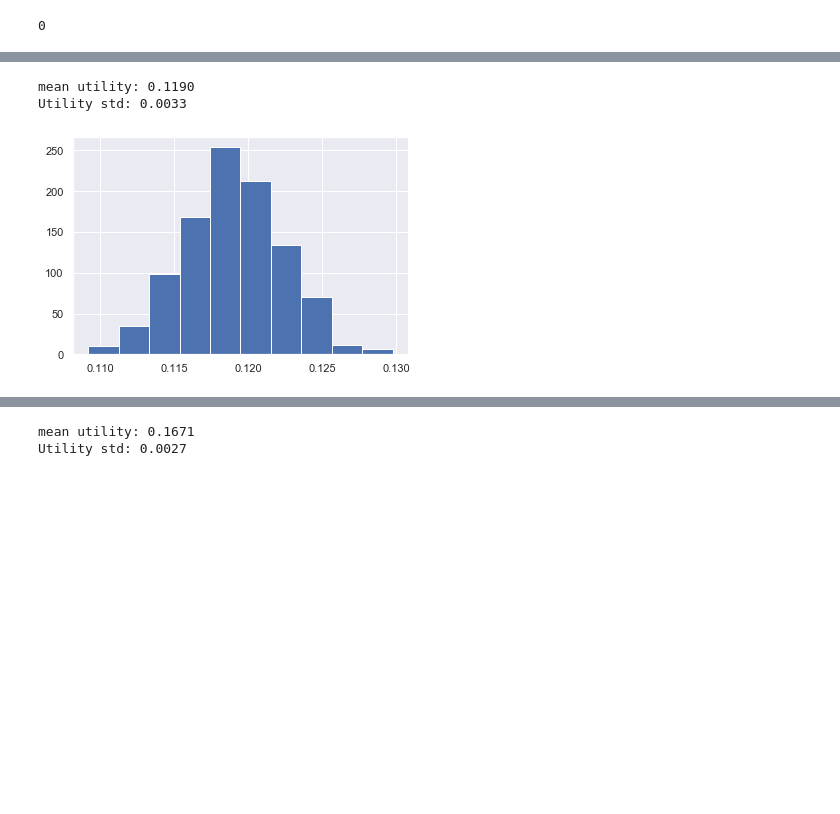
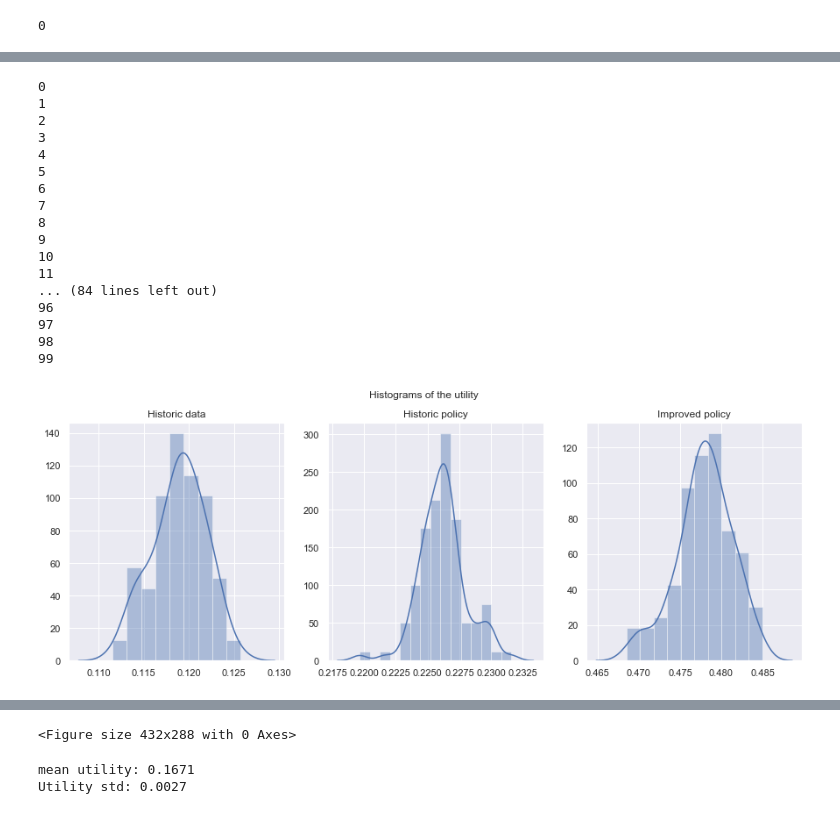
Before and after one commit to bjornite/IN-STK9000, a Jupyter notebook: Project_2/HistoricalRecommender.ipynb, the cells around one changed output, grey strips where cells are left out. Cells and saved outputs as stored; diff of their text form; code cells hidden in the pictures; blank space fills up the shorter version.

```diff
--- a/Project_2/HistoricalRecommender.ipynb
+++ b/Project_2/HistoricalRecommender.ipynb
@@ -27,6 +28,9 @@ actions = pd.read_csv('./medical/historical_A.dat', header=None, sep=" ").values
 outcome = pd.read_csv('./medical/historical_Y.dat', header=None, sep=" ").values
 observations = features[:, :128]
 labels = features[:,128] + features[:,129]*2
+# %%
+pca = PCA(.70)
+feat_red = pca.fit_transform(features)
 # %%
 #Start by implementing a model
 
@@ -151,7 +277,7 @@ class HistoricalRecommender:
             return self.reward(actions, outcome).mean()
         else:
             policy_actions = np.array([policy.recommend(x) for x in data])
-            predicted_outcomes = self.model.predict(np.concatenate((data, policy_actions.reshape(-1,1)), axis=1))
+            predicted_outcomes = self.model.predict(data)
             return self.reward(policy_actions, predicted_outcomes.reshape(1,-1)).mean()
 
     def predict_proba(self, data, treatment):
@@ -184,15 +310,25 @@ class HistoricalRecommender:
     def final_analysis(self):
         return None
 # %%
-nn = HistoricalRecommender(n_actions = len(np.unique(actions)), n_outcomes = outcome.shape[1])
+nn_hist = HistoricalRecommender(n_actions = len(np.unique(actions)), n_outcomes = outcome.shape[1])
+nn_imp = NNRecommender(len(np.unique(actions)), outcome.shape[1])
+
+nn_hist_red = HistoricalRecommender(n_actions = len(np.unique(actions)), n_outcomes = outcome.shape[1])
+nn_imp_red = NNRecommender(len(np.unique(actions)), outcome.shape[1])
 print(len(np.unique(actions)))
 
 f_train, f_test, a_train, a_test, o_train, o_test = train_test_split(features, actions, outcome, test_size=.3)
+
+f_train_red, f_test_red, a_train, a_test, o_train, o_test = train_test_split(feat_red, actions, outcome, test_size=.3)
 # %% [output]
 2
 # %%
 # fit the data on the features and the action (outcome is disregarded here)
 
-nn.fit_treatment_outcome(f_train, a_train, o_train)
+nn_hist.fit_treatment_outcome(f_train, a_train, o_train)
+nn_imp.fit_treatment_outcome(f_train, a_train, o_train)
+
+nn_hist_red.fit_treatment_outcome(f_train_red, a_train, o_train)
+nn_imp_red.fit_treatment_outcome(f_train_red, a_train, o_train)
 # %% [output]
 Fitting treatment outcomes
@@ -272,19 +533,60 @@ nn.estimate_utility(features, actions, outcome)
 # %%
 # Exercise 1.2:
 # Use bootstrap on the historical dataset to estimate variance of the utility
-n = features.shape[0]
-num_samples = 1000
+
+#for the reduced dataset
+n = feat_red.shape[0]
+num_samples = 100
 utils = []
+utils_hist = []
+utils_imp = []
 for i in range(num_samples):
     randlist = np.random.randint(n, size=n)
-    sample_features = features[randlist]
+    sample_features = feat_red[randlist]
     sample_actions = actions[randlist]
     sample_outcome = outcome[randlist]
-    utils.append(nn.estimate_utility(sample_features, sample_actions, sample_outcome))
-plt.hist(utils)
+    utils.append(nn_hist_red.estimate_utility(sample_features, sample_actions, sample_outcome))
+    utils_hist.append(nn_hist_red.estimate_utility(sample_features, sample_actions, sample_outcome, policy = nn_hist_red))
+    utils_imp.append(nn_imp_red.estimate_utility(sample_features, sample_actions, sample_outcome, policy = nn_imp_red))
+    print(i)
+
+
+fig1, ax = plt.subplots(figsize = (15, 5), ncols = 3)
+sns.distplot(utils, ax = ax[0])
+sns.distplot(utils_hist, ax = ax[1])
+sns.distplot(utils_imp, ax = ax[2])
+fig1.suptitle('Histograms of the utility')
+ax[0].set_title('Historic data')
+ax[1].set_title('Historic policy')
+ax[2].set_title('Improved policy')
+fig1.savefig('./Images/histograms_datared.png')
+plt.show()
+plt.clf()
+
 print("mean utility: {0:.4f}".format(np.mean(utils)))
 print("Utility std: {0:.4f}".format(np.std(utils)))
+
+print("mean utility hist: {0:.4f}".format(np.mean(utils_hist)))
+print("Utility std hist: {0:.4f}".format(np.std(utils_hist)))
+
+print("mean utility imp: {0:.4f}".format(np.mean(utils_imp)))
+print("Utility std imp: {0:.4f}".format(np.std(utils_imp)))
 # %% [output]
-mean utility: 0.1190
-Utility std: 0.0033
+0
+1
+2
+3
+4
+5
+6
+7
+8
+9
+10
+11
+... (84 lines left out)
+96
+97
+98
+99
-[figure, old version]
+[figure, new version]
@@ -291,3 +599,4 @@ Utility std: 0.0033
+<Figure size 432x288 with 0 Axes>
 # %%
 #Exercise 2.1:
 
```
Also changed, not shown: parts of 15 cells of this notebook, 6 other files.
